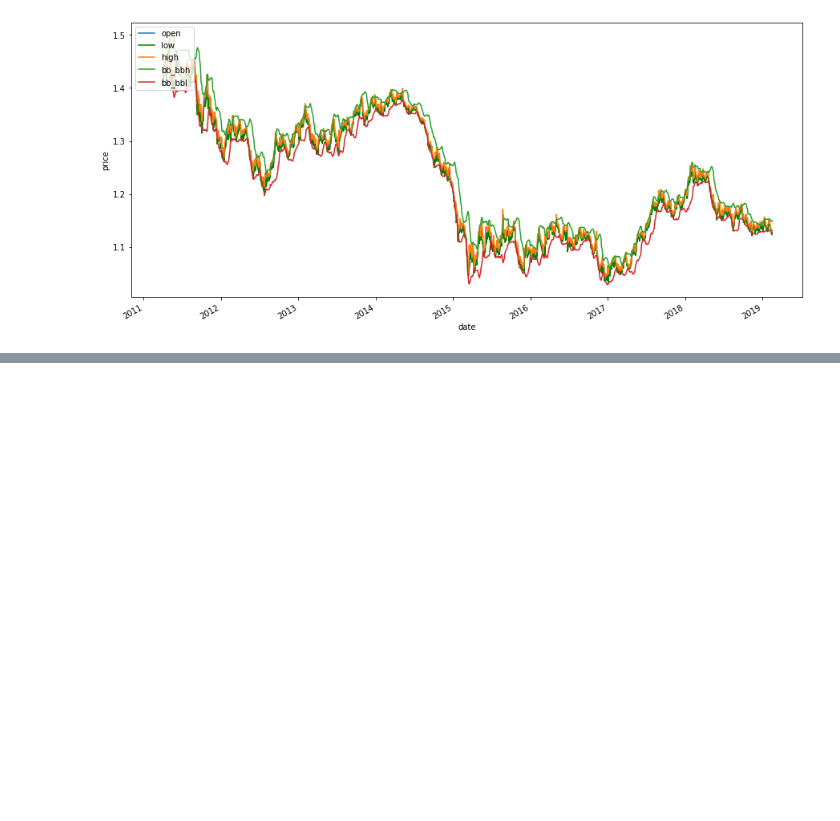
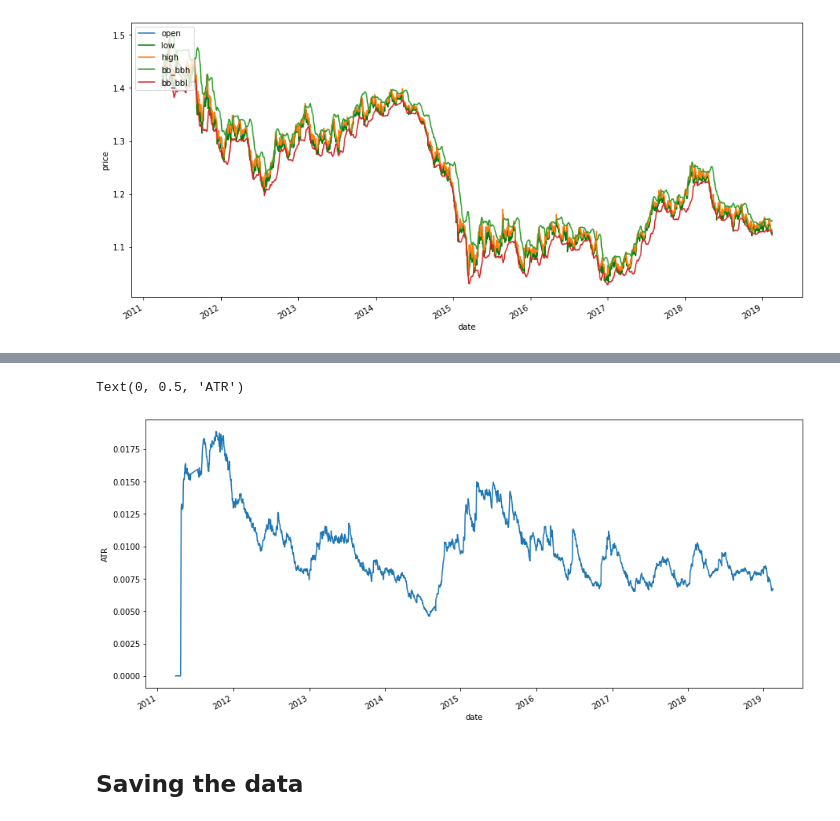
Before and after one commit to razmarrus/diploma, a Jupyter notebook: Features_Engineering.ipynb, the cells around one changed output, grey strips where cells are left out. Drawn from its saved outputs; the diff is of its cells as text; code cells hidden in the pictures; blank space fills up the shorter version.

```diff
--- a/Features_Engineering.ipynb
+++ b/Features_Engineering.ipynb
@@ -79,0 +198,8 @@ ATR = ta.volatility.AverageTrueRange(close=df["close"],high=df['high'],low=df["l
+# %%
+df.ATR.plot()
+plt.ylabel('ATR')
+# %% [output]
+Text(0, 0.5, 'ATR')
+[figure, added]
+# %% [markdown]
+## Saving the data
```
Also changed, not shown: parts of 25 cells of this notebook, 1 other file.
